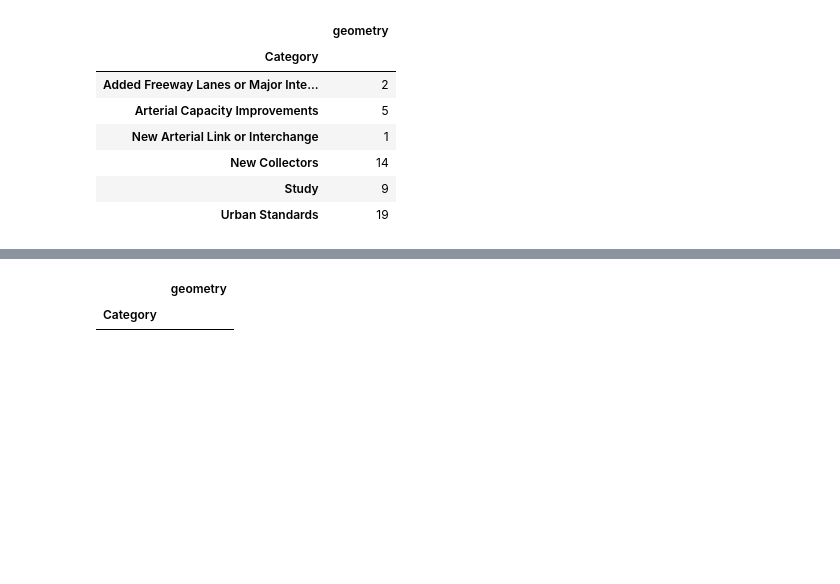
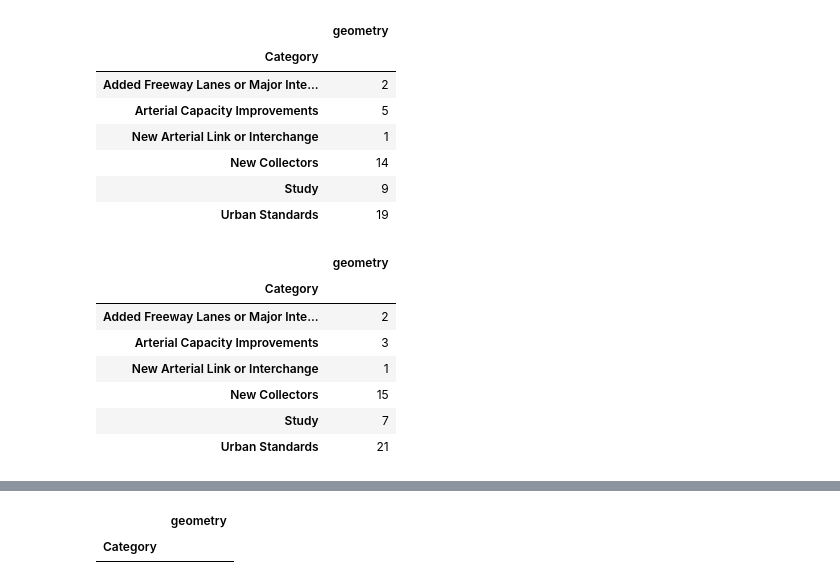
Before and after one commit to dongmeic/RTP, a Jupyter notebook: data/analysis_for_AppendixF.ipynb, the cells around one changed output, grey strips where cells are left out. Drawn from its saved outputs; the diff is of its cells as text; code cells hidden in the pictures; blank space fills up the shorter version.

```diff
--- a/data/analysis_for_AppendixF.ipynb
+++ b/data/analysis_for_AppendixF.ipynb
@@ -159,3 +159,15 @@ aaf.RTP_counted_by_intersection(folder='WaterQuality', file='wetlandsCLMPO.shp')
 | New Collectors | 14 |
 | Study | 9 |
 | Urban Standards | 19 |
+# %%
+# Conservation Opportunity Areas intersect with roadway lines
+aaf.RTP_counted_by_intersection(folder='SensitiveHabitats', file='ODFW_COAs_CLMPO.shp')
+# %% [output]
+|  | geometry |
+| Category |  |
+| Added Freeway Lanes or Major Inte... | 2 |
+| Arterial Capacity Improvements | 3 |
+| New Arterial Link or Interchange | 1 |
+| New Collectors | 15 |
+| Study | 7 |
+| Urban Standards | 21 |
```
Also changed, not shown: parts of 24 cells of this notebook, 7 other files.
